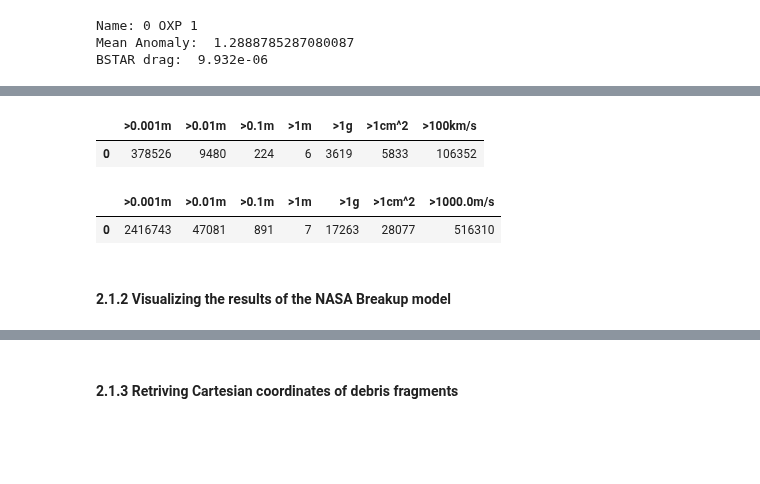
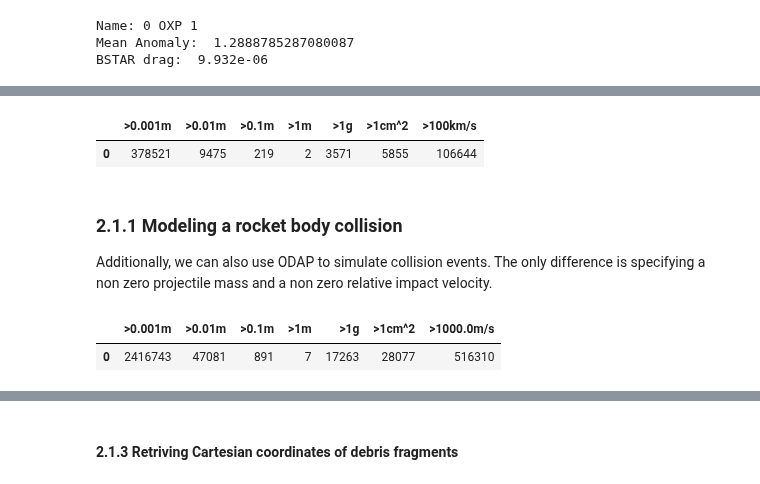
Before and after one commit to ReeceHumphreys/ODAP, a Jupyter notebook: Kessler.ipynb, the cells around one changed output, grey strips where cells are left out. Drawn from its saved outputs; the diff is of its cells as text; code cells hidden in the pictures; blank space fills up the shorter version.

Commit message:
Finished initial cleanup of section 2, have noticed that the values in the visuals no longer match my previous results. Probably messed something up when cleaning up generate_debris.py

```diff
--- a/Kessler.ipynb
+++ b/Kessler.ipynb
@@ -147,11 +230,10 @@ BSTAR drag:  9.932e-06
 # Simulating an explosion of a 1000 kg rocket body. Note that since the object is
 # exploding there is no projectile thus `m_projectile` is 0 and `v_impact` is 0.
 
-reload(gd)
 
-m_target        = 1000      # [kg]
-m_projectile    = 0         # [kg]
-v_impact        = 0         # []
+m_target        = 1000      # [kg]. The mass of the target
+m_projectile    = 0         # [kg]. The mass of the projectile
+v_impact        = 0         # [km s^-1]. The relative impact velocity
 is_catastrophic = True
 is_explosion    = True
 object_type     = debris_category.rb
@@ -169,34 +251,38 @@ L_c, areas, masses, AM = gd.fragmentation(m_target,
 bins = [1e-3, 1e-2, 1e-1, 1, np.inf]
 h,b = np.histogram(L_c, bins=bins)
 ch = [ { f'>{bins[i]}m':np.sum(h[i:]) for i in range(len(h))}]
 df = pd.DataFrame(ch)
 
 # Constructing bins from 1e3 [g] to inf [g] and populating histogram
 # with generated mass data
 bins = [1, np.inf]
 h,b = np.histogram(masses*1e3, bins=bins) # grams
 ch = [ { f'>{bins[i]}g':np.sum(h[i:]) for i in range(len(h))}]
 df2 = pd.DataFrame(ch)
 
 # Constructing bins from 1e4 [cm^2] to inf [cm^2] and populating histogram
 # with generated mass data
 h,b = np.histogram(areas*1e4, bins=bins) # cm^2
 ch = [ { f'>{bins[i]}cm^2':np.sum(h[i:]) for i in range(len(h))}]
 df3 = pd.DataFrame(ch)
 
 # # # VELOCITY DATA (A bit janky currently, always need to specify v_c event for explosions)
 deltaV = 10**np.array(gd.distribution_deltaV(AM, 5, True)) # [m·s^-1]
 bins = [100, np.inf]
 h,b = np.histogram(deltaV, bins=bins)
 ch = [ { f'>{bins[i]}km/s':np.sum(h[i:]) for i in range(len(h))}]
 df4 = pd.DataFrame(ch)
 
 # Showing Distribution results for explosion event
 results = pd.concat([df, df2, df3, df4], axis=1)
 results
 # %% [output]
 |  | >0.001m | >0.01m | >0.1m | >1m | >1g | >1cm^2 | >100km/s |
-| 0 | 378526 | 9480 | 224 | 6 | 3619 | 5833 | 106352 |
+| 0 | 378521 | 9475 | 219 | 2 | 3571 | 5855 | 106644 |
+# %% [markdown]
+### 2.1.1 Modeling a rocket body collision
+
+Additionally, we can also use ODAP to simulate collision events. The only difference is specifying a non zero projectile mass and a non zero relative impact velocity.
 # %%
 #
 # Collision:
@@ -252,5 +338,3 @@ results
 # %% [output]
 |  | >0.001m | >0.01m | >0.1m | >1m | >1g | >1cm^2 | >1000.0m/s |
 | 0 | 2416743 | 47081 | 891 | 7 | 17263 | 28077 | 516310 |
-# %% [markdown]
-#### 2.1.2 Visualizing the results of the NASA Breakup model
```
Also changed, not shown: parts of 20 cells of this notebook, 1 other file.
